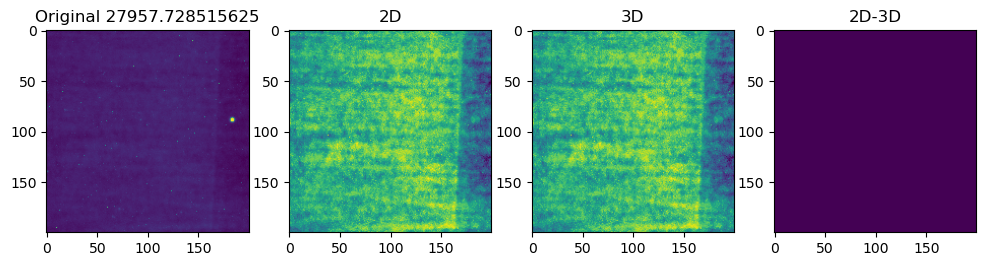
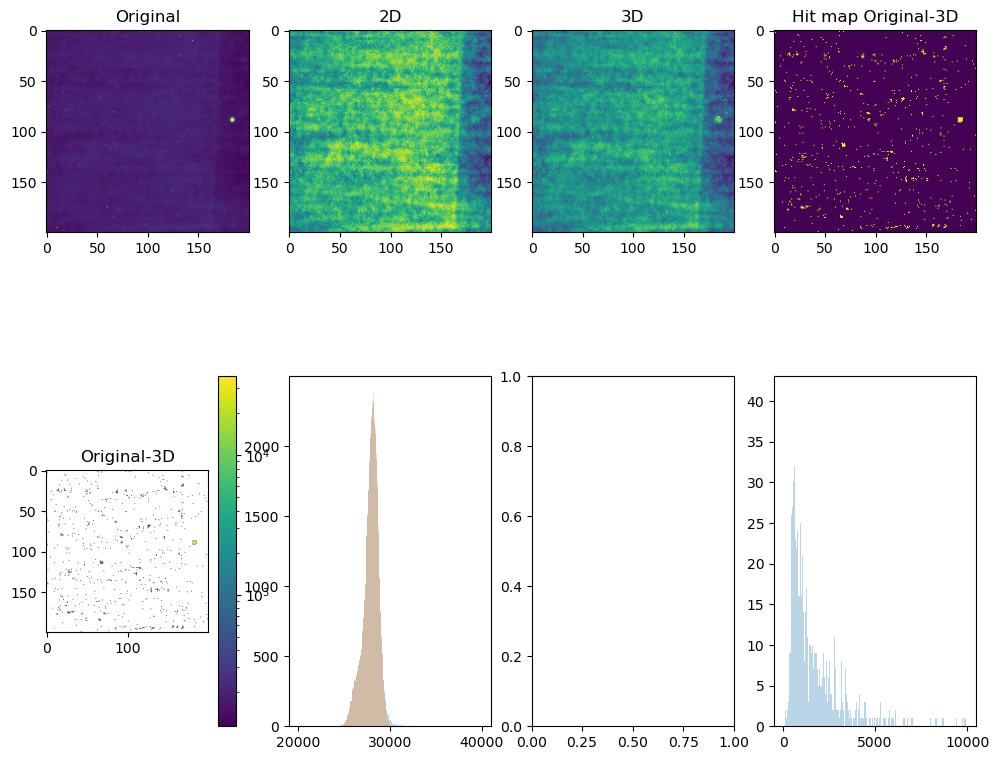
The change to this notebook cell's code, shown as a diff; its figure went from the first image to the second:
--- before
+++ after
@@ -1,6 +1,7 @@
-fig,ax = plt.subplots(1,4,figsize=(12,5))
+fig,ax = plt.subplots(2,4,figsize=(12,10))
+ax=ax.ravel()
 idx = 5
 ax[0].imshow(vol[idx])
-ax[0].set_title(f'Original {vol[idx].mean()}')
+ax[0].set_title(f'Original')
 
 ax[1].imshow(vol2D[idx])
@@ -10,4 +11,12 @@
 ax[2].set_title('3D')
 
-ax[3].imshow(0<(vol2D[idx]-vol3D[idx]))
-ax[3].set_title('2D-3D')
+ax[3].imshow(0<(vol[idx]-vol3D[idx]))
+ax[3].set_title('Hit map Original-3D')
+
+a=ax[4].imshow(vol[idx]-vol3D[idx], norm=LogNorm())
+fig.colorbar(a,ax=ax[4])
+ax[4].set_title('Original-3D')
+
+ax[5].hist(vol[idx].ravel(),bins=np.linspace(20000,40000,200),alpha=0.3);
+ax[5].hist(vol3D[idx].ravel(),bins=np.linspace(20000,40000,200),alpha=0.3);
+ax[7].hist((vol[idx]-vol3D[idx]).ravel(),bins=np.linspace(10,10000,200),alpha=0.3);

Commit: Fixed syntax errors on win and ubuntu caught by the CI